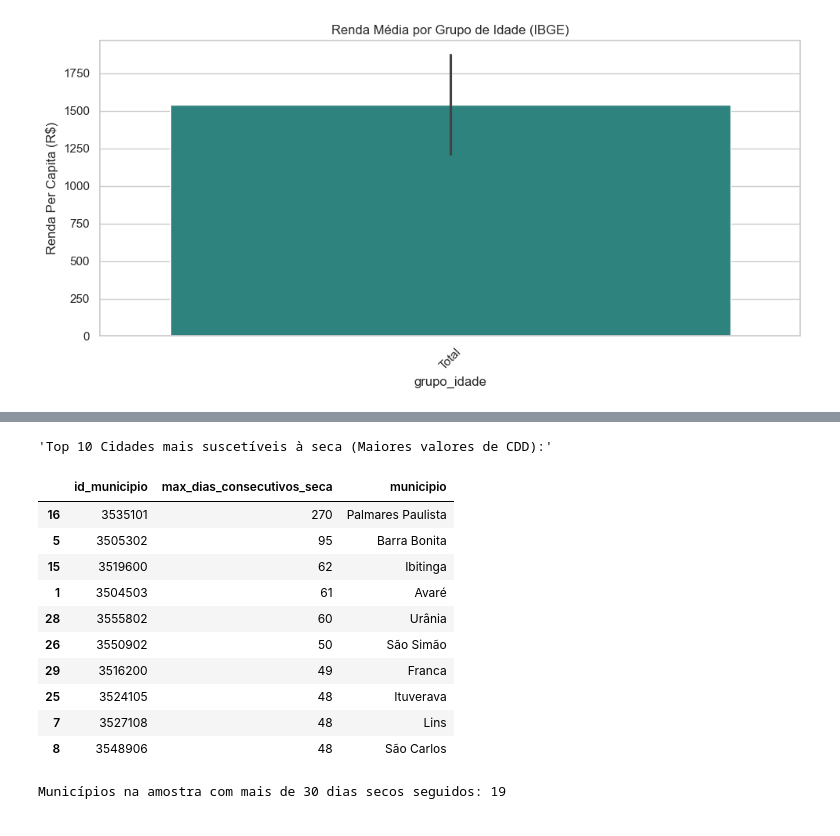
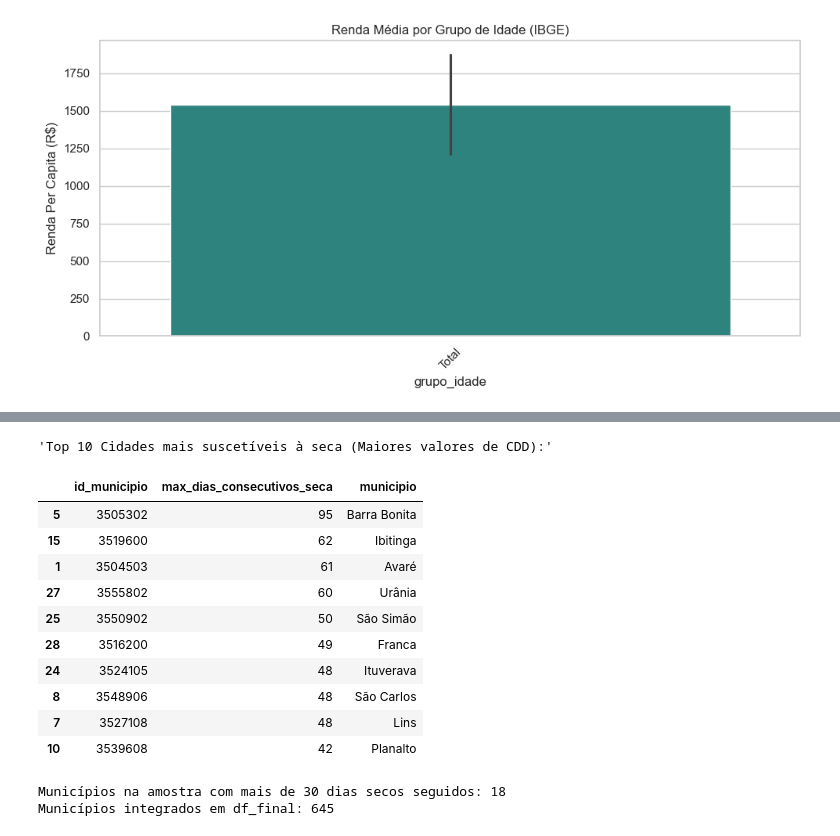
Before and after one commit to DuAlmeida995/clusterizacao-urbana, a Jupyter notebook: dados/tratamento.ipynb, the cells around one changed output, grey strips where cells are left out. Drawn from its saved outputs; the diff is of its cells as text; code cells hidden in the pictures.

```diff
--- a/dados/tratamento.ipynb
+++ b/dados/tratamento.ipynb
@@ -101,17 +80,5 @@ def otimizar_memoria(df):
 # %%
-
-
-# Otimização de memória em cada dataframe
-df_clima = otimizar_memoria(df_clima)
-df_agua = otimizar_memoria(df_agua)
-df_renda = otimizar_memoria(df_renda)
-
-# Padronizar o nome da coluna de chave primária para o merge futuro
-# Substitua 'codigo_ibge' pelo nome real da coluna que identifica o município em cada CSV
 coluna_chave = 'id_municipio'
-# df_clima.rename(columns={'NOME_ANTIGO': coluna_chave}, inplace=True)
-# df_agua.rename(columns={'NOME_ANTIGO': coluna_chave}, inplace=True)
-# df_renda.rename(columns={'NOME_ANTIGO': coluna_chave}, inplace=True)
 
 # Verificação inicial de nulos e tipos (MCAR, MAR, MNAR)
 print("--- Nulos no Clima --- \n", df_clima.isna().sum())
@@ -335,6 +407,6 @@ plt.show()
 # %%
 mapeamento_juridico = {
-    'Soc. Econ. Mista': 'Soc. Econ. Mista com Adm. Púb.', # Pega o valor atual e altera para o novo
+    'Sociedade de economia mista com administração pública': 'Soc. Econ. Mista com Adm. Púb.', # Pega o valor atual e altera para o novo
     'Administração pública direta': 'Adm. Púb. Direta'
 }
 
@@ -469,37 +585,65 @@ Name: count, dtype: int64
 # %%
-# Padronizando a chave usada no merge
-# A base climática possui o dígito verificador; a base de água não possui.
-df_clima['_chave_merge'] = (
-    df_clima['id_municipio'].astype('string').str.strip().str[:6]
-)
-df_agua['_chave_merge'] = (
-    df_agua['id_municipio'].astype('string').str.strip().str[:6]
-)
+# 1. Padronizando a chave usada no merge
+df_clima['_chave_merge'] = df_clima['id_municipio'].astype('string').str.strip().str[:6]
+df_agua['_chave_merge'] = df_agua['id_municipio'].astype('string').str.strip().str[:6]
+df_renda['_chave_merge'] = df_renda['id_municipio'].astype('string').str.strip().str[:6]
 
-# Merge temporário apenas para trazer o nome da cidade para a tabela de clima
-df_clima_nomes = df_clima.merge(
-    df_agua[['_chave_merge', 'municipio']],
+# 2. Removendo duplicatas para garantir que o estado tenha exatas 645 linhas
+df_clima_limpo = df_clima.drop_duplicates(subset=['_chave_merge'])
+df_agua_limpo = df_agua.drop_duplicates(subset=['_chave_merge'])
+df_renda_limpo = df_renda.drop_duplicates(subset=['_chave_merge'])
+
+# 3. Merge temporário para trazer o nome da cidade para a tabela de clima
+df_clima_nomes = df_clima_limpo.merge(
+    df_agua_limpo[['_chave_merge', 'municipio']],
     on='_chave_merge',
     how='inner'
 ).drop(columns='_chave_merge')
 
 display("Top 10 Cidades mais suscetíveis à seca (Maiores valores de CDD):")
 display(df_clima_nomes.sort_values(by='max_dias_consecutivos_seca', ascending=False).head(10))
 
-# Quantas cidades analisadas ficaram acima de 30 dias consecutivos sem chuva?
+df_final = (
+    df_agua_limpo[
+        [
+            '_chave_merge',
+            'id_municipio',
+            'municipio',
+            'abrangencia',
+            'natureza_juridica',
+            'tipo_servico',
+            'indice_perdas_distribuicao'
+        ]
+    ]
+    .merge( # Une Água e Renda (preservando tudo com OUTER)
+        df_renda_limpo[['_chave_merge', 'renda_per_capita']],
+        on='_chave_merge',
+        how='outer'
+    )
+    .merge( # Anexa o Clima (usando LEFT para não apagar cidades sem estação)
+        df_clima_limpo[['_chave_merge', 'max_dias_consecutivos_seca']],
+        on='_chave_merge',
+        how='left'
+    )
+    .drop(columns='_chave_merge')
+)
+
+# 5. Verificações
 cidades_criticas = len(df_clima_nomes[df_clima_nomes['max_dias_consecutivos_seca'] > 30])
 print(f"\nMunicípios na amostra com mais de 30 dias secos seguidos: {cidades_criticas}")
+print(f"Municípios integrados em df_final: {len(df_final)}")
 # %% [output]
 'Top 10 Cidades mais suscetíveis à seca (Maiores valores de CDD):'
 |  | id_municipio | max_dias_consecutivos_seca | municipio |
-| 16 | 3535101 | 270 | Palmares Paulista |
 | 5 | 3505302 | 95 | Barra Bonita |
 | 15 | 3519600 | 62 | Ibitinga |
 | 1 | 3504503 | 61 | Avaré |
-| 28 | 3555802 | 60 | Urânia |
-| 26 | 3550902 | 50 | São Simão |
-| 29 | 3516200 | 49 | Franca |
-| 25 | 3524105 | 48 | Ituverava |
+| 27 | 3555802 | 60 | Urânia |
+| 25 | 3550902 | 50 | São Simão |
+| 28 | 3516200 | 49 | Franca |
+| 24 | 3524105 | 48 | Ituverava |
+| 8 | 3548906 | 48 | São Carlos |
 | 7 | 3527108 | 48 | Lins |
-| 8 | 3548906 | 48 | São Carlos |
+| 10 | 3539608 | 42 | Planalto |
-Municípios na amostra com mais de 30 dias secos seguidos: 19
+Municípios na amostra com mais de 30 dias secos seguidos: 18
+Municípios integrados em df_final: 645
```
Also changed, not shown: parts of 69 cells of this notebook.
